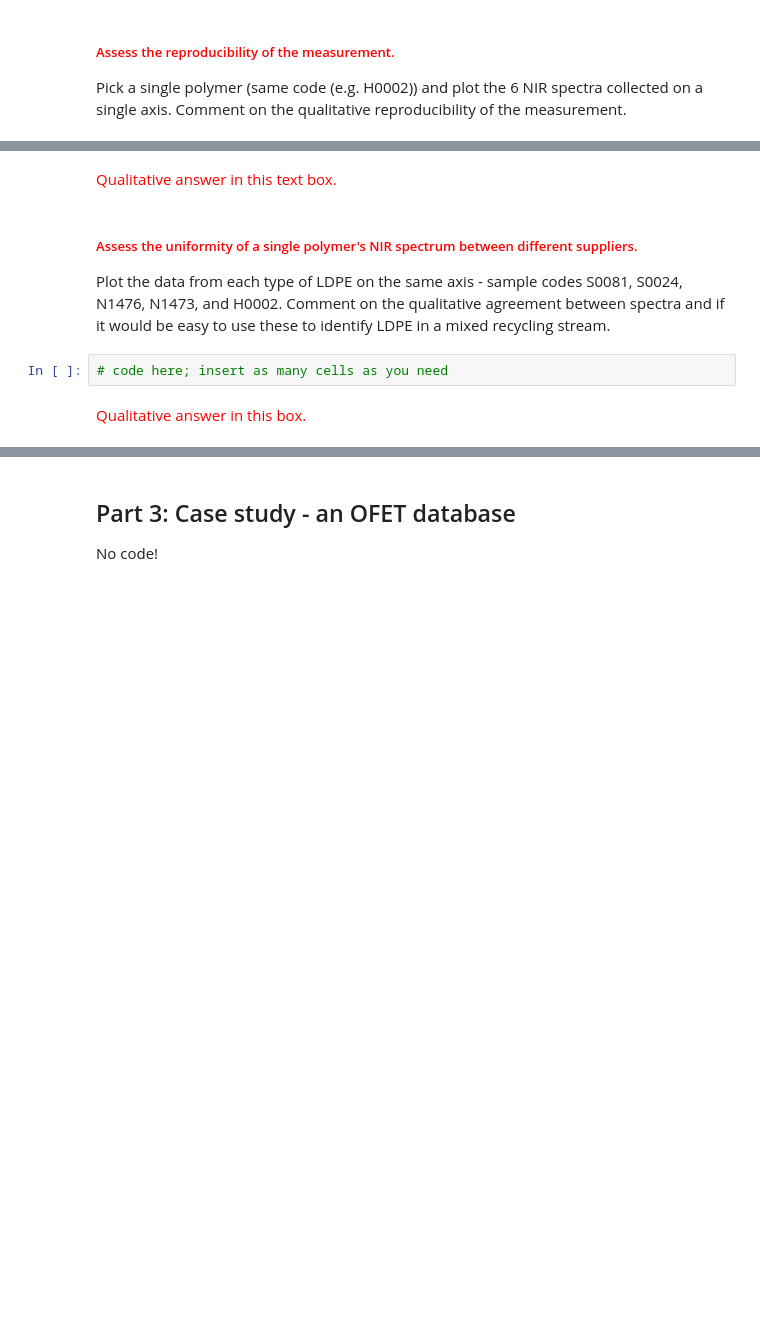
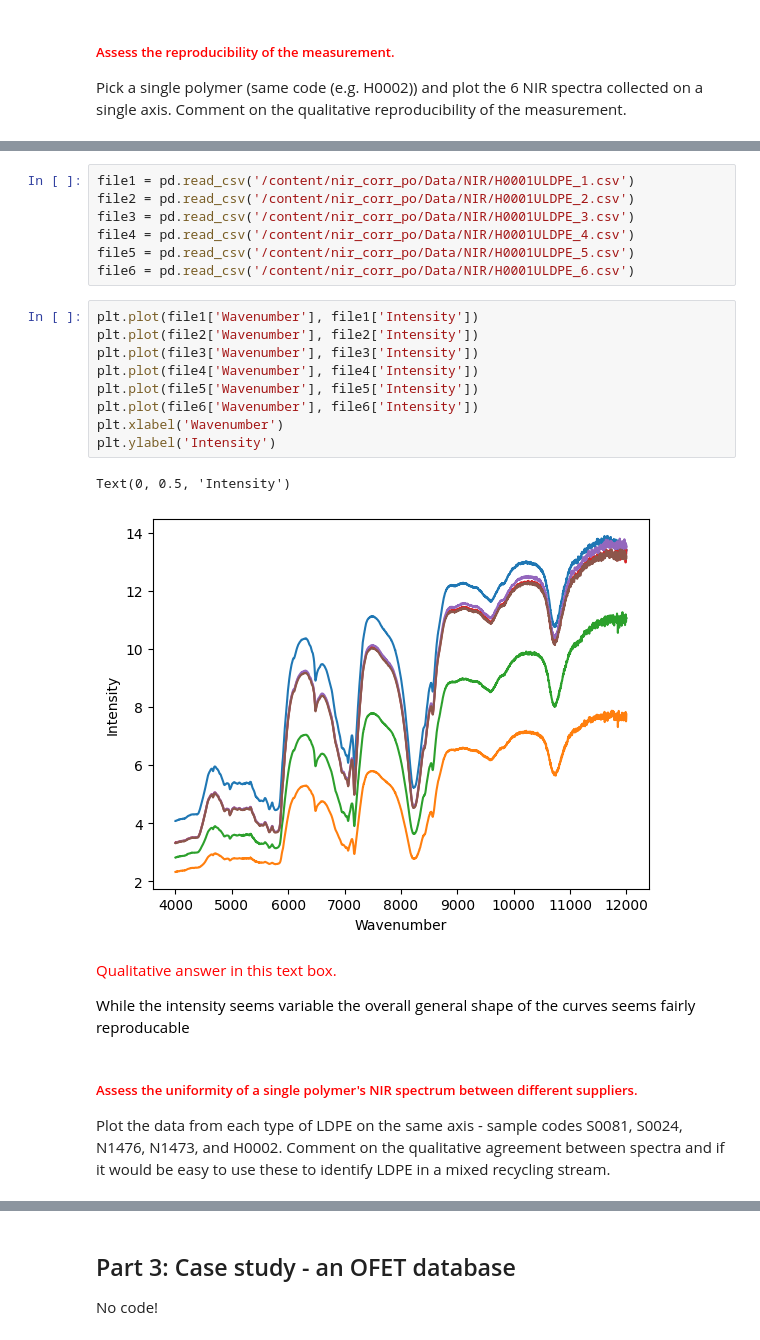
Before and after one commit to blajiness/CHE_7530-Assignments, a Jupyter notebook: Assignment1.ipynb, the cells around one changed output, grey strips where cells are left out. Cells and saved outputs as stored; diff of their text form; blank space fills up the shorter version.

```diff
--- a/Assignment1.ipynb
+++ b/Assignment1.ipynb
@@ -157,9 +166,27 @@ Pick a single polymer (same code (e.g. H0002)) and plot the 6 NIR spectra collec
+# %%
+file1 = pd.read_csv('/content/nir_corr_po/Data/NIR/H0001ULDPE_1.csv')
+file2 = pd.read_csv('/content/nir_corr_po/Data/NIR/H0001ULDPE_2.csv')
+file3 = pd.read_csv('/content/nir_corr_po/Data/NIR/H0001ULDPE_3.csv')
+file4 = pd.read_csv('/content/nir_corr_po/Data/NIR/H0001ULDPE_4.csv')
+file5 = pd.read_csv('/content/nir_corr_po/Data/NIR/H0001ULDPE_5.csv')
+file6 = pd.read_csv('/content/nir_corr_po/Data/NIR/H0001ULDPE_6.csv')
+# %%
+plt.plot(file1['Wavenumber'], file1['Intensity'])
+plt.plot(file2['Wavenumber'], file2['Intensity'])
+plt.plot(file3['Wavenumber'], file3['Intensity'])
+plt.plot(file4['Wavenumber'], file4['Intensity'])
+plt.plot(file5['Wavenumber'], file5['Intensity'])
+plt.plot(file6['Wavenumber'], file6['Intensity'])
+plt.xlabel('Wavenumber')
+plt.ylabel('Intensity')
+# %% [output]
+Text(0, 0.5, 'Intensity')
+[figure, added]
 # %% [markdown]
 <font color = red> Qualitative answer in this text box.
+
+<font color = black>
+While the intensity seems variable the overall general shape of the curves seems fairly reproducable
 # %% [markdown]
 ##### <font color='red'> Assess the uniformity of a single polymer's NIR spectrum between different suppliers. </font>
 Plot the data from each type of LDPE on the same axis - sample codes S0081, S0024, N1476, N1473, and H0002. Comment on the qualitative agreement between spectra and if it would be easy to use these to identify LDPE in a mixed recycling stream.
-# %%
-# code here; insert as many cells as you need
-# %% [markdown]
-<font color = 'red'> Qualitative answer in this box.
```
Also changed, not shown: parts of 8 cells of this notebook.
